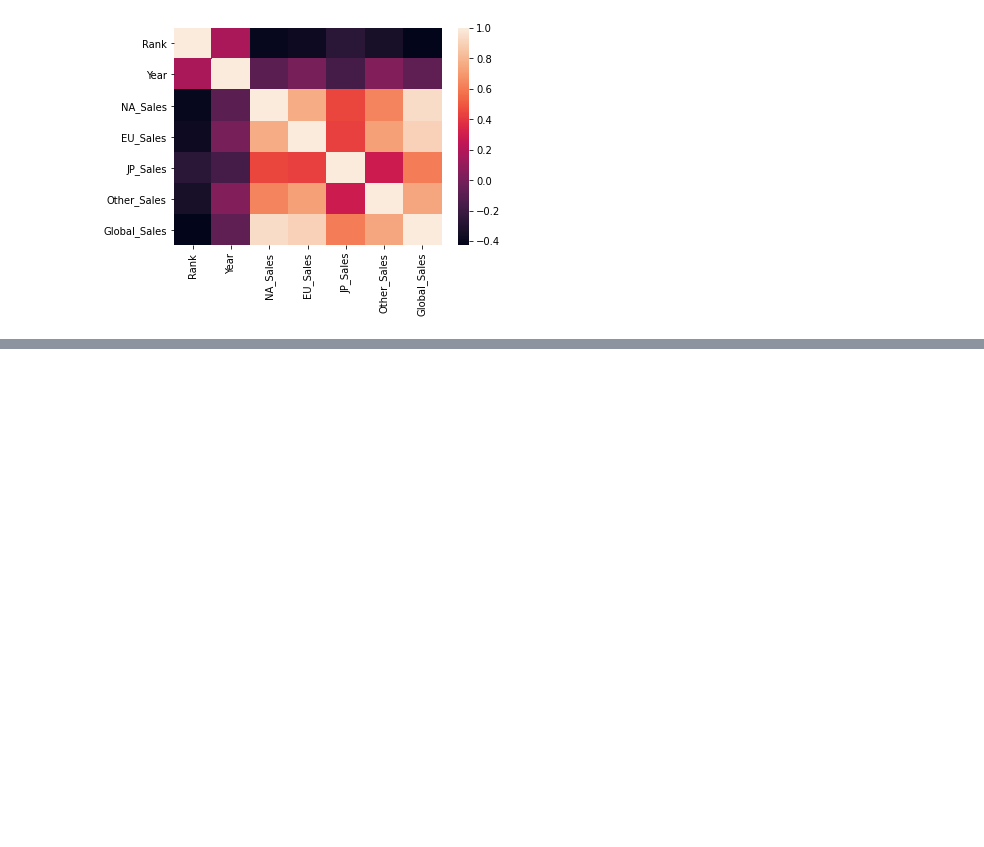
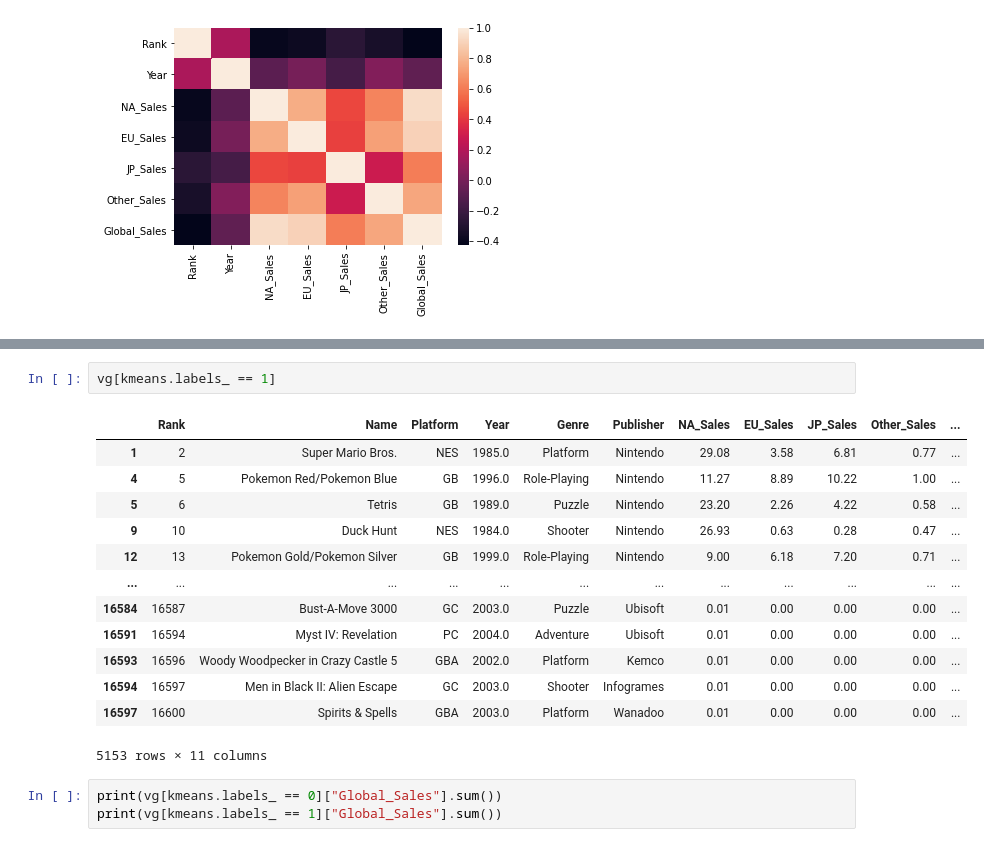
Before and after one commit to gregorylira/Analyze-the-videogame-sales-database, a Jupyter notebook: ProjetoICD.ipynb, the cells around one changed output, grey strips where cells are left out. Cells and saved outputs as stored; diff of their text form; blank space fills up the shorter version.

```diff
--- a/ProjetoICD.ipynb
+++ b/ProjetoICD.ipynb
@@ -250,0 +293,19 @@ vg.astype({"Year":int})
+# %%
+vg[kmeans.labels_ == 1]
+# %% [output]
+|  | Rank | Name | Platform | Year | Genre | Publisher | NA_Sales | EU_Sales | JP_Sales | Other_Sales | ... |
+| 1 | 2 | Super Mario Bros. | NES | 1985.0 | Platform | Nintendo | 29.08 | 3.58 | 6.81 | 0.77 | ... |
+| 4 | 5 | Pokemon Red/Pokemon Blue | GB | 1996.0 | Role-Playing | Nintendo | 11.27 | 8.89 | 10.22 | 1.00 | ... |
+| 5 | 6 | Tetris | GB | 1989.0 | Puzzle | Nintendo | 23.20 | 2.26 | 4.22 | 0.58 | ... |
+| 9 | 10 | Duck Hunt | NES | 1984.0 | Shooter | Nintendo | 26.93 | 0.63 | 0.28 | 0.47 | ... |
+| 12 | 13 | Pokemon Gold/Pokemon Silver | GB | 1999.0 | Role-Playing | Nintendo | 9.00 | 6.18 | 7.20 | 0.71 | ... |
+| ... | ... | ... | ... | ... | ... | ... | ... | ... | ... | ... | ... |
+| 16584 | 16587 | Bust-A-Move 3000 | GC | 2003.0 | Puzzle | Ubisoft | 0.01 | 0.00 | 0.00 | 0.00 | ... |
+| 16591 | 16594 | Myst IV: Revelation | PC | 2004.0 | Adventure | Ubisoft | 0.01 | 0.00 | 0.00 | 0.00 | ... |
+| 16593 | 16596 | Woody Woodpecker in Crazy Castle 5 | GBA | 2002.0 | Platform | Kemco | 0.01 | 0.00 | 0.00 | 0.00 | ... |
+| 16594 | 16597 | Men in Black II: Alien Escape | GC | 2003.0 | Shooter | Infogrames | 0.01 | 0.00 | 0.00 | 0.00 | ... |
+| 16597 | 16600 | Spirits & Spells | GBA | 2003.0 | Platform | Wanadoo | 0.01 | 0.00 | 0.00 | 0.00 | ... |
+5153 rows × 11 columns
+# %%
+print(vg[kmeans.labels_ == 0]["Global_Sales"].sum())
+print(vg[kmeans.labels_ == 1]["Global_Sales"].sum())
```
Also changed, not shown: parts of 8 cells of this notebook.
